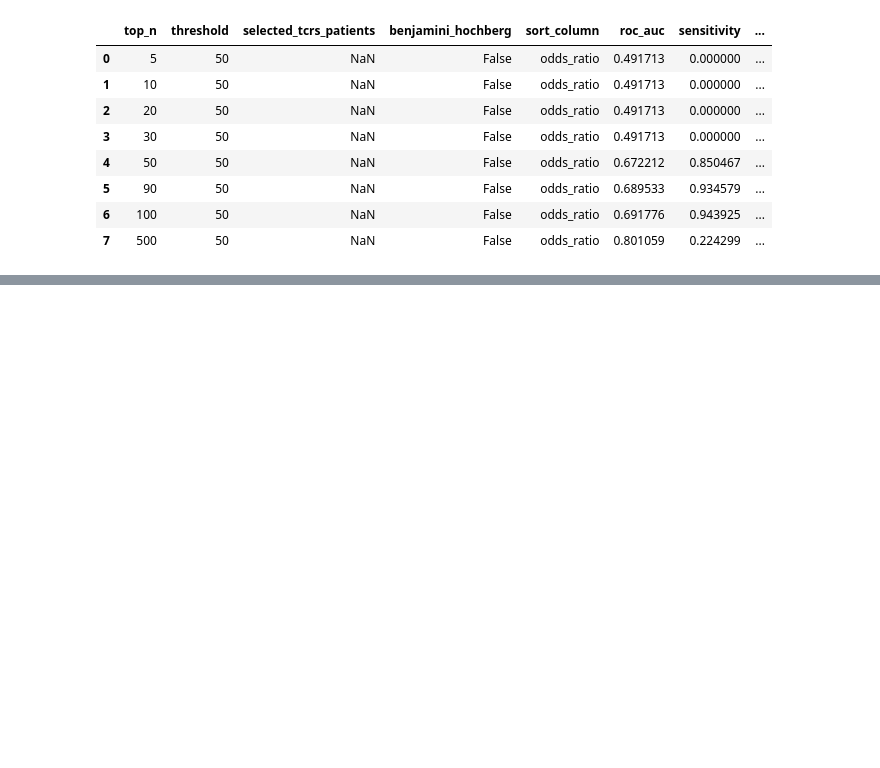
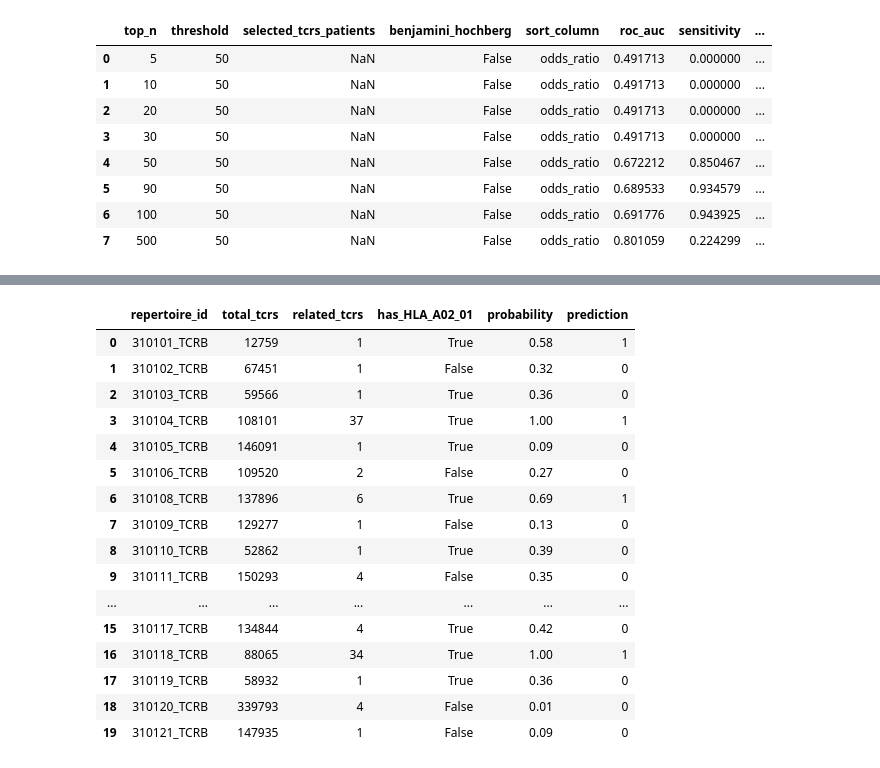
Before and after one commit to saartjeherman/Emerson, a Jupyter notebook: emerson_clean.ipynb, the cells around one changed output, grey strips where cells are left out. Cells and saved outputs as stored; diff of their text form; code cells hidden in the pictures; blank space fills up the shorter version.

```diff
--- a/emerson_clean.ipynb
+++ b/emerson_clean.ipynb
@@ -1511,0 +1687,2 @@ metrics_validation_df_fisher
+# %%
+convergence_results.rename(columns={'pvalue': 'p_value', 'convergence': 'odds_ratio'}, inplace=True)
@@ -1511,0 +1736,20 @@ metrics_validation_df_fisher
+# %%
+result_df_mitchel.head(20)
+# %% [output]
+|  | repertoire_id | total_tcrs | related_tcrs | has_HLA_A02_01 | probability | prediction |
+| 0 | 310101_TCRB | 12759 | 1 | True | 0.58 | 1 |
+| 1 | 310102_TCRB | 67451 | 1 | False | 0.32 | 0 |
+| 2 | 310103_TCRB | 59566 | 1 | True | 0.36 | 0 |
+| 3 | 310104_TCRB | 108101 | 37 | True | 1.00 | 1 |
+| 4 | 310105_TCRB | 146091 | 1 | True | 0.09 | 0 |
+| 5 | 310106_TCRB | 109520 | 2 | False | 0.27 | 0 |
+| 6 | 310108_TCRB | 137896 | 6 | True | 0.69 | 1 |
+| 7 | 310109_TCRB | 129277 | 1 | False | 0.13 | 0 |
+| 8 | 310110_TCRB | 52862 | 1 | True | 0.39 | 0 |
+| 9 | 310111_TCRB | 150293 | 4 | False | 0.35 | 0 |
+| ... | ... | ... | ... | ... | ... | ... |
+| 15 | 310117_TCRB | 134844 | 4 | True | 0.42 | 0 |
+| 16 | 310118_TCRB | 88065 | 34 | True | 1.00 | 1 |
+| 17 | 310119_TCRB | 58932 | 1 | True | 0.36 | 0 |
+| 18 | 310120_TCRB | 339793 | 4 | False | 0.01 | 0 |
+| 19 | 310121_TCRB | 147935 | 1 | False | 0.09 | 0 |
```
Also changed, not shown: parts of 45 cells of this notebook, 1 other file.
